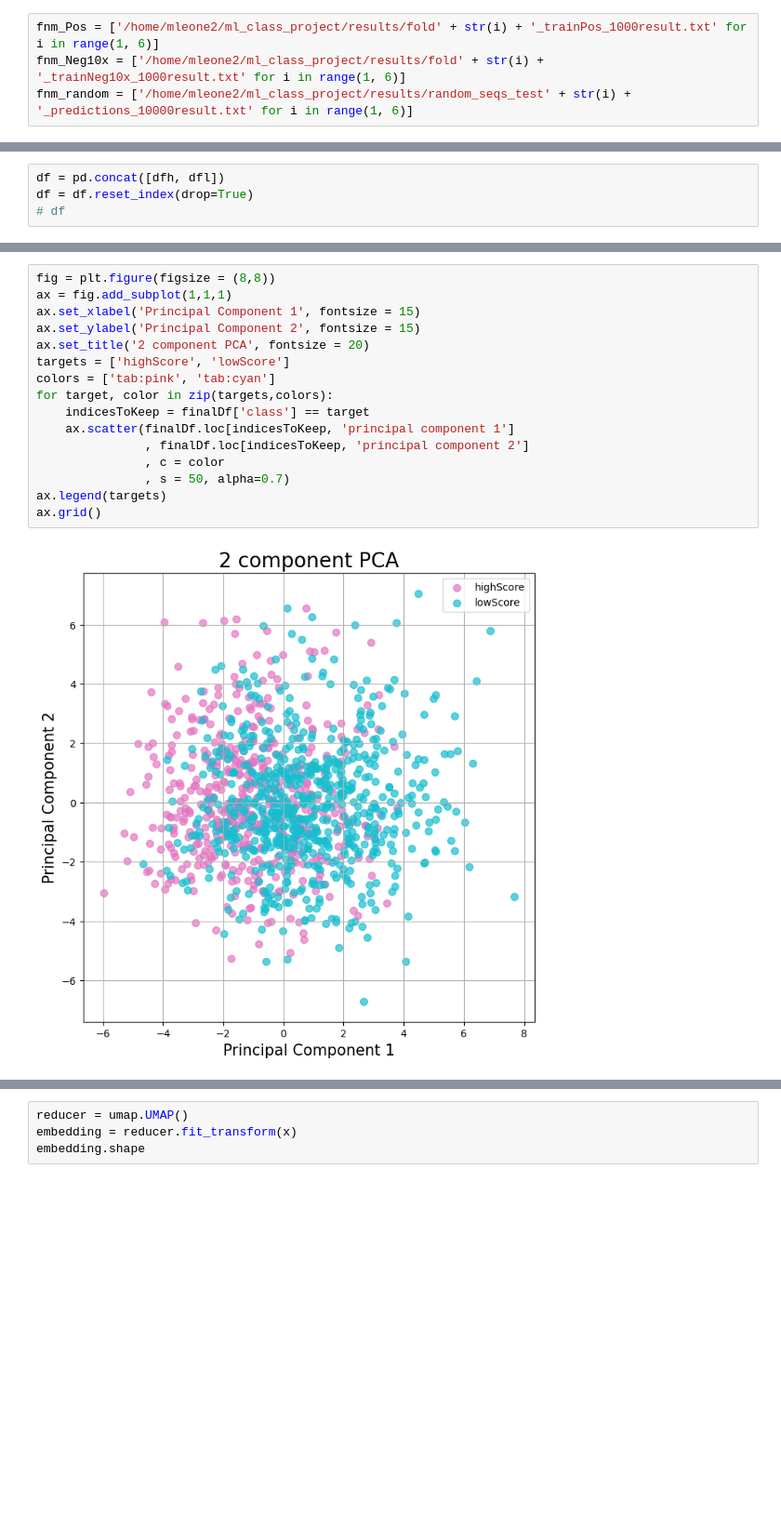
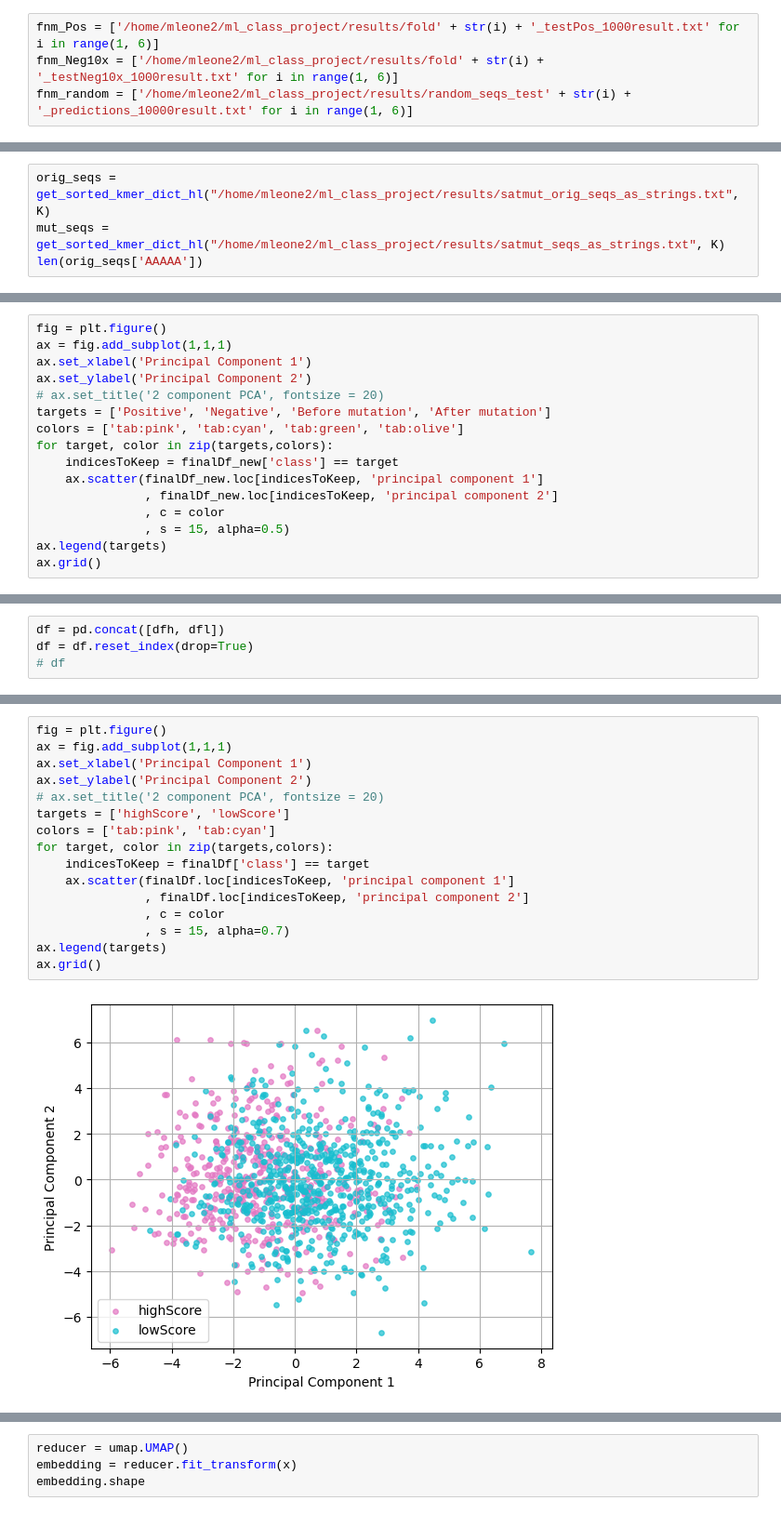
Before and after one commit to Rachel-Lyu/ml_class_project, a Jupyter notebook: visualize.ipynb, the cells around one changed output, grey strips where cells are left out. Shown at 93% size. Saved outputs shown, nothing was run; the diff lists cells and outputs as text; blank space fills up the shorter version.

```diff
--- a/visualize.ipynb
+++ b/visualize.ipynb
@@ -5,6 +74,6 @@ import matplotlib.pyplot as plt
 # %%
-fnm_Pos = ['/home/mleone2/ml_class_project/results/fold' + str(i) + '_trainPos_1000result.txt' for i in range(1, 6)]
-fnm_Neg10x = ['/home/mleone2/ml_class_project/results/fold' + str(i) + '_trainNeg10x_1000result.txt' for i in range(1, 6)]
+fnm_Pos = ['/home/mleone2/ml_class_project/results/fold' + str(i) + '_testPos_1000result.txt' for i in range(1, 6)]
+fnm_Neg10x = ['/home/mleone2/ml_class_project/results/fold' + str(i) + '_testNeg10x_1000result.txt' for i in range(1, 6)]
 fnm_random = ['/home/mleone2/ml_class_project/results/random_seqs_test' + str(i) + '_predictions_10000result.txt' for i in range(1, 6)]
 # %%
 arr_Pos = np.array([])
@@ -44,0 +227,4 @@ low_seq = '/home/mleone2/ml_class_project/results/low_score.txt'
+# %%
+orig_seqs = get_sorted_kmer_dict_hl("/home/mleone2/ml_class_project/results/satmut_orig_seqs_as_strings.txt", K)
+mut_seqs =  get_sorted_kmer_dict_hl("/home/mleone2/ml_class_project/results/satmut_seqs_as_strings.txt", K)
+len(orig_seqs['AAAAA'])
@@ -44,0 +270,16 @@ low_seq = '/home/mleone2/ml_class_project/results/low_score.txt'
+# %%
+fig = plt.figure()
+ax = fig.add_subplot(1,1,1)
+ax.set_xlabel('Principal Component 1')
+ax.set_ylabel('Principal Component 2')
+# ax.set_title('2 component PCA', fontsize = 20)
+targets = ['Positive', 'Negative', 'Before mutation', 'After mutation']
+colors = ['tab:pink', 'tab:cyan', 'tab:green', 'tab:olive']
+for target, color in zip(targets,colors):
+    indicesToKeep = finalDf_new['class'] == target
+    ax.scatter(finalDf_new.loc[indicesToKeep, 'principal component 1']
+               , finalDf_new.loc[indicesToKeep, 'principal component 2']
+               , c = color
+               , s = 15, alpha=0.5)
+ax.legend(targets)
+ax.grid()
@@ -125,20 +379,20 @@ principalDf = pd.DataFrame(data = principalComponents
 principalDf
 finalDf = pd.concat([principalDf, df[['class']]], axis = 1)
 # %%
-fig = plt.figure(figsize = (8,8))
+fig = plt.figure()
 ax = fig.add_subplot(1,1,1)
-ax.set_xlabel('Principal Component 1', fontsize = 15)
-ax.set_ylabel('Principal Component 2', fontsize = 15)
-ax.set_title('2 component PCA', fontsize = 20)
+ax.set_xlabel('Principal Component 1')
+ax.set_ylabel('Principal Component 2')
+# ax.set_title('2 component PCA', fontsize = 20)
 targets = ['highScore', 'lowScore']
 colors = ['tab:pink', 'tab:cyan']
 for target, color in zip(targets,colors):
     indicesToKeep = finalDf['class'] == target
     ax.scatter(finalDf.loc[indicesToKeep, 'principal component 1']
                , finalDf.loc[indicesToKeep, 'principal component 2']
                , c = color
-               , s = 50, alpha=0.7)
+               , s = 15, alpha=0.7)
 ax.legend(targets)
 ax.grid()
 # %% [output]
-[figure, old version]
+[figure, new version]
```
Also changed, not shown: parts of 27 cells of this notebook, 5 other files.
